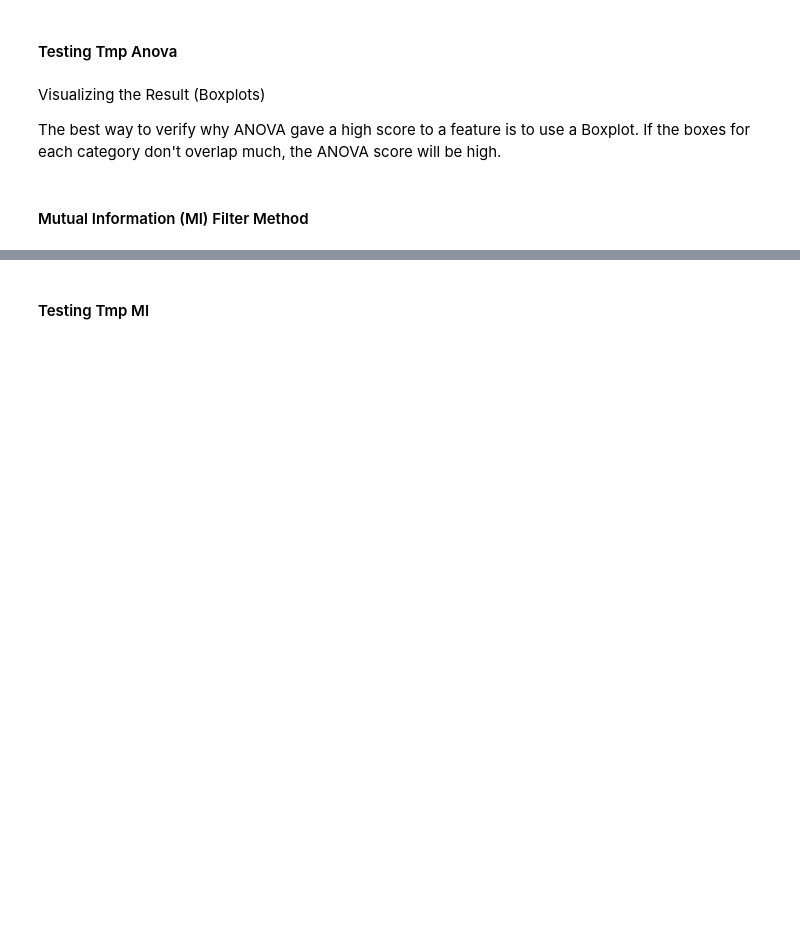
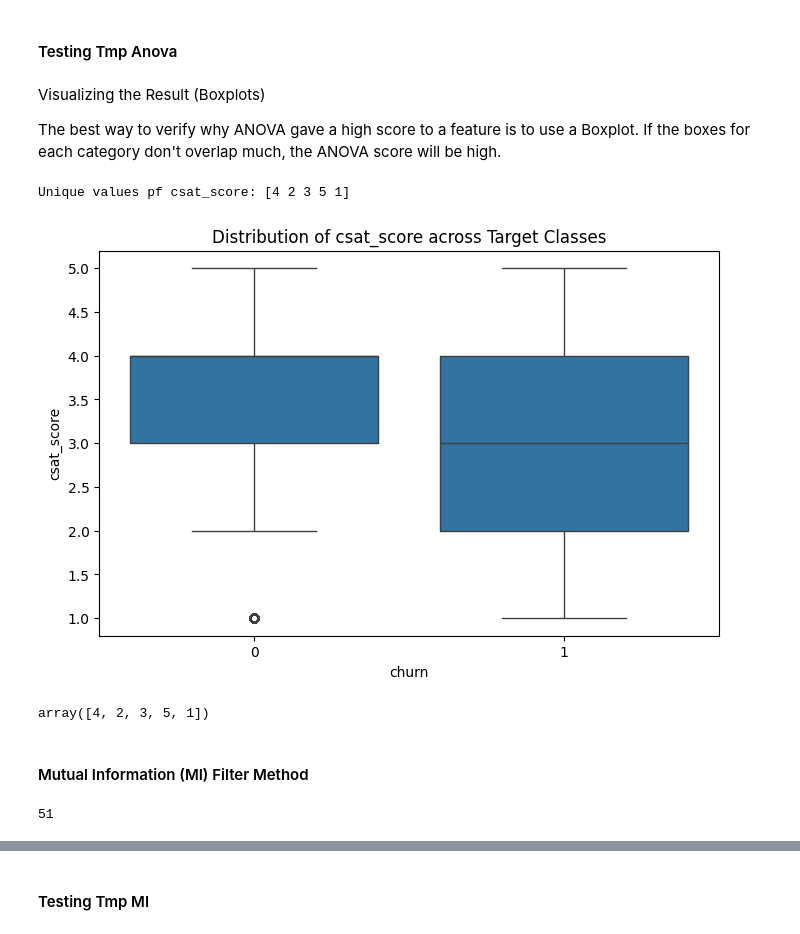
Before and after one commit to tsbawa61/Machine-Learning, a Jupyter notebook: FinalChurn.ipynb, the cells around one changed output, grey strips where cells are left out. Cells and saved outputs as stored; diff of their text form; code cells hidden in the pictures; blank space fills up the shorter version.

```diff
--- a/FinalChurn.ipynb
+++ b/FinalChurn.ipynb
@@ -2445,0 +2484,7 @@ len(['monthly_logins', 'weekly_active_days', 'avg_session_time', 'features_used'
+# %%
+# After manual inspection
+cols_to_be_dropped = ['country_Bangladesh', 'country_Canada', 'country_Germany', 'country_India', 'country_UK', 'country_USA', 'city_Delhi', 'city_Dhaka', 'city_London', 'city_New York', 'city_Sydney', 'city_Toronto', 'email_open_rate', 'usage_growth_rate', 'marketing_click_rate']
+print(len(cols_to_be_dropped))
+X = X.drop(cols_to_be_dropped, axis=1)
+# display(X)
+displayDFsummary(X, 'X')
@@ -2920,13 +3077,23 @@ Visualizing the Result (Boxplots)
 The best way to verify why ANOVA gave a high score to a feature is to use a Boxplot. If the boxes for each category don't overlap much, the ANOVA score will be high.
 # %%
 # Visualize the top-ranked feature
-top_feature = anova_results.iloc[0]['Feature']
-
+top_feature = anova_results.iloc[0]['Features']
+print(f"Unique values {top_feature}: {df_anova[top_feature].unique()}")
 plt.figure(figsize=(8, 5))
 sns.boxplot(x=y, y=df_anova[top_feature])
 plt.title(f"Distribution of {top_feature} across Target Classes")
 plt.show()
+# %% [output]
+Unique values pf csat_score: [4 2 3 5 1]
+[figure, added]
+# %%
+df_anova[top_feature].unique()
+# %% [output]
+array([4, 2, 3, 5, 1])
 # %% [markdown]
 #### Mutual Information (MI) Filter Method
 # %%
-# print( len(X.columns), X.columns)
+print( len(X.columns)) #, X.columns)
+# Removed hardcoded discreteFeatures list as it causes IndexError.
+# %% [output]
+51
```
Also changed, not shown: parts of 102 cells of this notebook.
